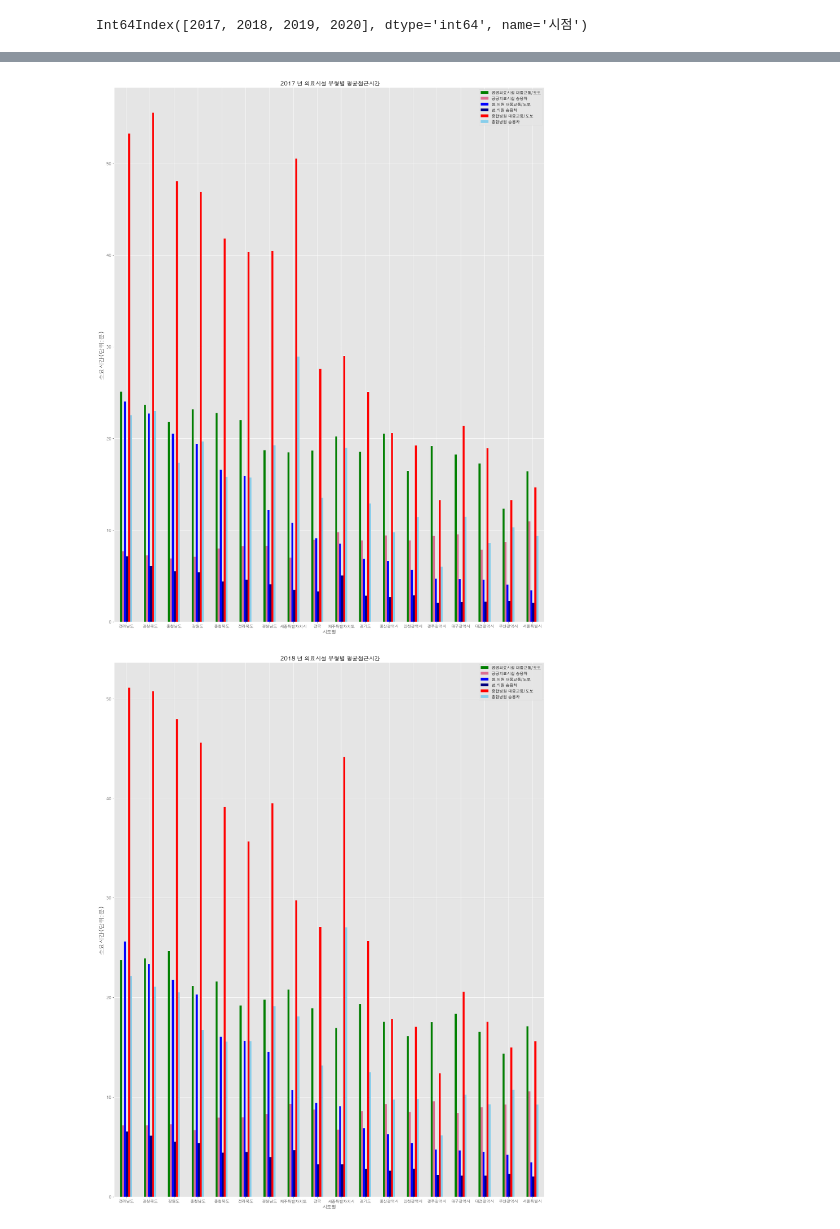
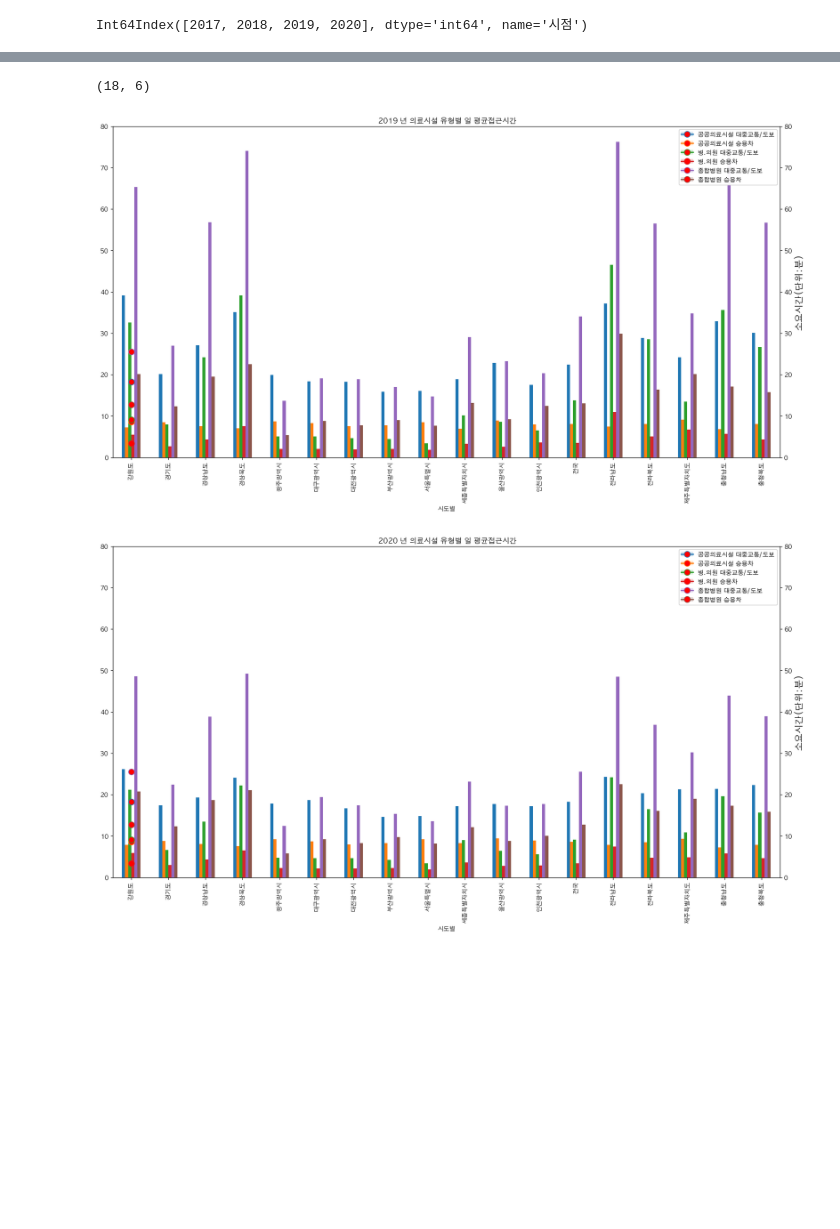
Before and after one commit to vxornjs11/Pytone_Flutter, a Jupyter notebook: Note/public health/의료시설 유형별 평균접근시간.ipynb, the cells around one changed output, grey strips where cells are left out. Saved outputs shown, nothing was run; the diff lists cells and outputs as text; code cells hidden in the pictures; blank space fills up the shorter version.

```diff
--- a/Note/public health/의료시설 유형별 평균접근시간.ipynb
+++ b/Note/public health/의료시설 유형별 평균접근시간.ipynb
@@ -154,0 +165,5 @@ Int64Index([2017, 2018, 2019, 2020], dtype='int64', name='시점')
+# %%
+go2020 = pd.pivot_table(goHospital[goHospital.index == 2020], index = '시도별', aggfunc = 'mean')
+# %%
+go20ko =go2020[go2020.index=='전국']
+go20ko
@@ -154,0 +174,4 @@ Int64Index([2017, 2018, 2019, 2020], dtype='int64', name='시점')
+# %%
+go2020.shape
+# %% [output]
+(18, 6)
@@ -155,20 +235,34 @@ Int64Index([2017, 2018, 2019, 2020], dtype='int64', name='시점')
 # %%
-years = [2017, 2018, 2019, 2020]
+# years = [2017, 2018, 2019, 2020]
+years = [2019, 2020]
 colors = ['green','palevioletred','blue','navy','red','skyblue','coral','darkviolet','mediumspringgreen','navy','yellow','pink','darkgreen','palevioletred']
+# fig = plt.figure(figsize=(25,10))
+
 for year in years:
     titleYear = year
-    goHospitalPivot = pd.pivot_table(goHospital[goHospital.index == year], index = '시도별', aggfunc = 'mean').sort_values(by='병.의원 대중교통/도보',ascending=False)
-    plt.style.use('ggplot')
-    goHospitalPivot.plot(
-    kind='bar',
-    figsize=(20,25),
-    color = colors,
+    ax1 = pd.pivot_table(goHospital[goHospital.index == year], index = '시도별', aggfunc = 'mean').plot(
+        kind='bar',
+        figsize=(20,10),
     )
+    ax2 = ax1.twinx()
+    ax2.plot(
+        go20ko,
+        marker="o",
+        markerfacecolor="red",
+        markersize=10,
+        # color="pink",
+        linewidth=2,
+        # label="서울 -> 부산"
+    )
+
+    ax1.set_ylim(0, 80)
+    ax2.set_ylim(0, 80)
     plt.xticks(rotation="horizontal",size=10) # vertical은 90도
     plt.ylabel("소요시간(단위:분)", size=15)
-    plt.title(' %d 년 의료시설 유형별 평균접근시간'%titleYear)
-
+    plt.title(' %d 년 의료시설 유형별 일 평균접근시간'%titleYear)
+    ax1.legend(loc="upper right")
+    ax2.legend(labels=go2020.columns ,loc="upper right")
     plt.show()
 # %% [output]
-[figure, old version]
+[figure, new version]
-[figure, old version]
+[figure, new version]
```
Also changed, not shown: parts of 10 cells of this notebook, 10 other files.
